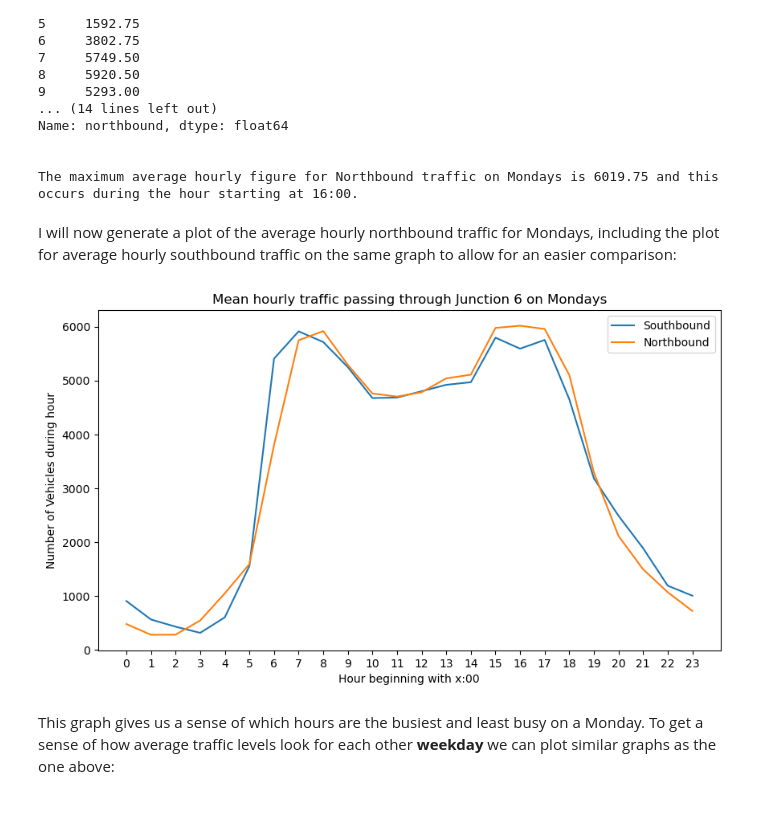
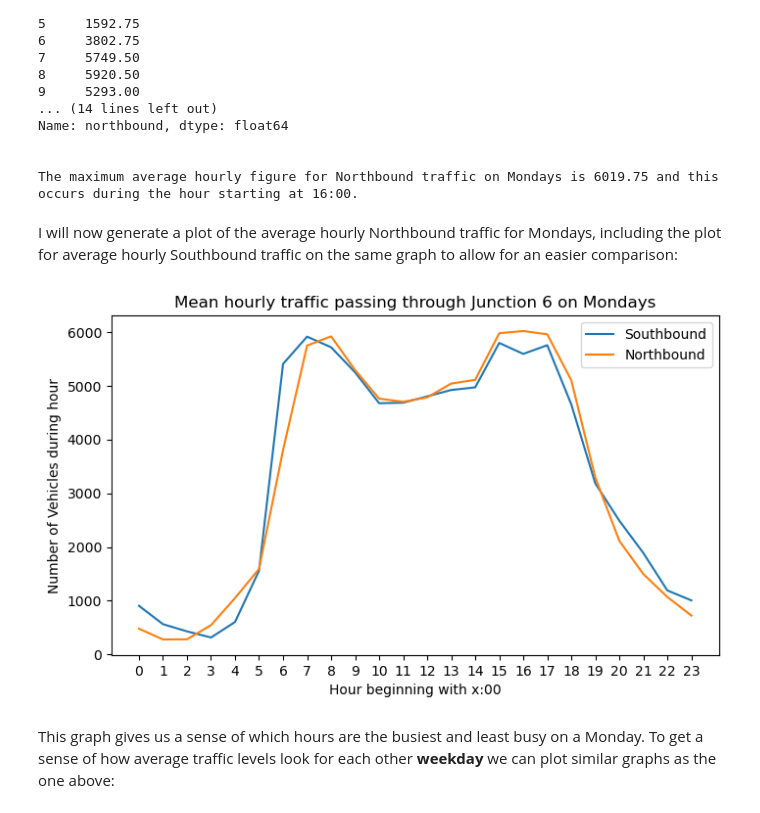
Before and after one commit to jmce22/pfda_project1, a Jupyter notebook: pfda_project1.ipynb, the cells around one changed output. Drawn from its saved outputs; the diff is of its cells as text; code cells hidden in the pictures.

```diff
--- a/pfda_project1.ipynb
+++ b/pfda_project1.ipynb
@@ -160,19 +169,19 @@ Name: northbound, dtype: float64
 
 The maximum average hourly figure for Northbound traffic on Mondays is 6019.75 and this occurs during the hour starting at 16:00.
 # %% [markdown]
-I will now generate a plot of the average hourly northbound traffic for Mondays, including the plot for average hourly southbound traffic on the same graph to allow for an easier comparison:
+I will now generate a plot of the average hourly Northbound traffic for Mondays, including the plot for average hourly Southbound traffic on the same graph to allow for an easier comparison:
 # %%
-plt.figure(figsize=(10,5.5))
+plt.figure(figsize=(8,4.5))
 plt.plot(mean_mon_s_hourly, label = 'Southbound')
 plt.plot(mean_mon_n_hourly, label = 'Northbound')
 plt.xlabel('Hour beginning with x:00')
 plt.xticks(np.arange(24))
 plt.ylabel('Number of Vehicles during hour')
 plt.title('Mean hourly traffic passing through Junction 6 on Mondays')
 plt.legend(["Southbound", "Northbound"], loc ="upper right")
 plt.show()
 # %% [output]
-[figure, old version]
+[figure, new version]
 # %% [markdown]
 This graph gives us a sense of which hours are the busiest and least busy on a Monday. To get a sense of how average traffic levels look for each other **weekday** we can plot similar graphs as the one above:
 # %%
```
Also changed, not shown: parts of 19 cells of this notebook, 3 other files.
